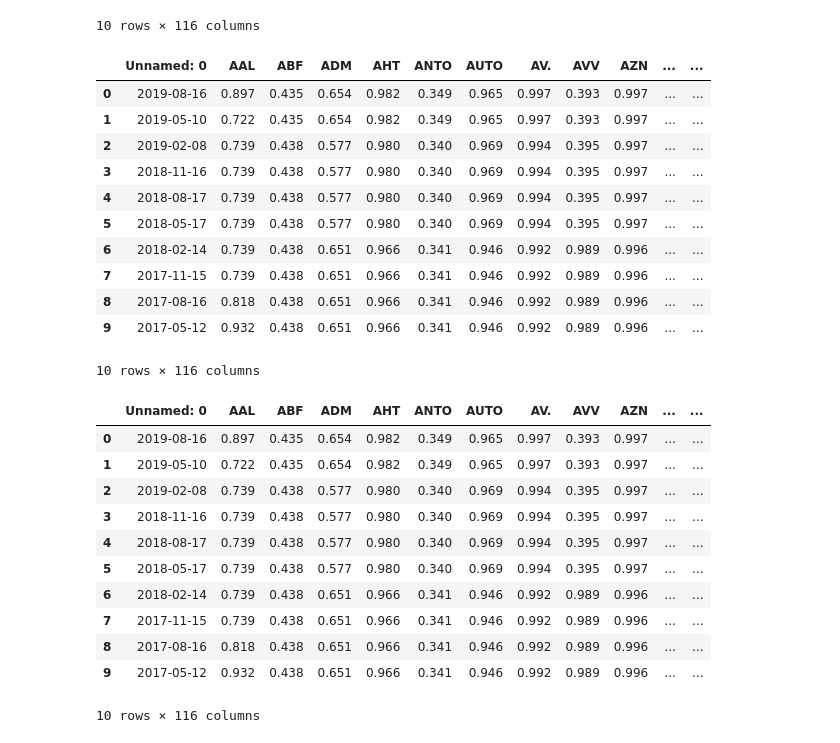
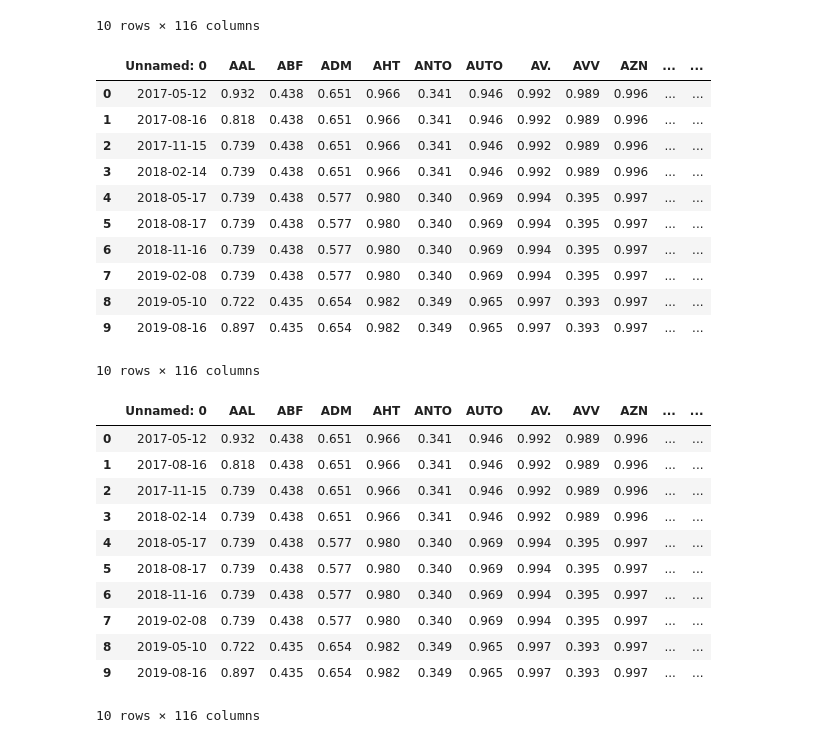
Before and after one commit to wmow/bloombergMDM, a Jupyter notebook: buffers.ipynb, the cells around one changed output. Drawn from its saved outputs; the diff is of its cells as text; code cells hidden in the pictures.

```diff
--- a/buffers.ipynb
+++ b/buffers.ipynb
@@ -27,32 +27,32 @@ outShares.head(10)
 # %%
 for j in range(len(freeFloat.columns)-1):
     for i in range(len(freeFloat.iloc[:,j+1])-1):
         company = freeFloat.iloc[:,j+1].copy()
         company[i] = round(company[i],4)
         if i%4 != 3:
 
             if company[i+1]>0.15 and abs(company[i+1]-company[i])<0.03:
                 company[i+1]=company[i]
             elif company[i+1]<0.15 and abs(company[i+1]-company[i])<0.01:
                 company[i+1]=company[i]
             freeFloat.iloc[:,j+1] = company
 
 
-freeFloat = freeFloat.iloc[::-1]
+#freeFloat = freeFloat.iloc[::-1]
 freeFloat = freeFloat.reset_index(drop=True)
 freeFloat.head(10)
 # %% [output]
 |  | Unnamed: 0 | AAL | ABF | ADM | AHT | ANTO | AUTO | AV. | AVV | AZN | ... | ... |
-| 0 | 2019-08-16 | 0.897 | 0.435 | 0.654 | 0.982 | 0.349 | 0.965 | 0.997 | 0.393 | 0.997 | ... | ... |
-| 1 | 2019-05-10 | 0.722 | 0.435 | 0.654 | 0.982 | 0.349 | 0.965 | 0.997 | 0.393 | 0.997 | ... | ... |
-| 2 | 2019-02-08 | 0.739 | 0.438 | 0.577 | 0.980 | 0.340 | 0.969 | 0.994 | 0.395 | 0.997 | ... | ... |
-| 3 | 2018-11-16 | 0.739 | 0.438 | 0.577 | 0.980 | 0.340 | 0.969 | 0.994 | 0.395 | 0.997 | ... | ... |
-| 4 | 2018-08-17 | 0.739 | 0.438 | 0.577 | 0.980 | 0.340 | 0.969 | 0.994 | 0.395 | 0.997 | ... | ... |
-| 5 | 2018-05-17 | 0.739 | 0.438 | 0.577 | 0.980 | 0.340 | 0.969 | 0.994 | 0.395 | 0.997 | ... | ... |
-| 6 | 2018-02-14 | 0.739 | 0.438 | 0.651 | 0.966 | 0.341 | 0.946 | 0.992 | 0.989 | 0.996 | ... | ... |
-| 7 | 2017-11-15 | 0.739 | 0.438 | 0.651 | 0.966 | 0.341 | 0.946 | 0.992 | 0.989 | 0.996 | ... | ... |
-| 8 | 2017-08-16 | 0.818 | 0.438 | 0.651 | 0.966 | 0.341 | 0.946 | 0.992 | 0.989 | 0.996 | ... | ... |
-| 9 | 2017-05-12 | 0.932 | 0.438 | 0.651 | 0.966 | 0.341 | 0.946 | 0.992 | 0.989 | 0.996 | ... | ... |
+| 0 | 2017-05-12 | 0.932 | 0.438 | 0.651 | 0.966 | 0.341 | 0.946 | 0.992 | 0.989 | 0.996 | ... | ... |
+| 1 | 2017-08-16 | 0.818 | 0.438 | 0.651 | 0.966 | 0.341 | 0.946 | 0.992 | 0.989 | 0.996 | ... | ... |
+| 2 | 2017-11-15 | 0.739 | 0.438 | 0.651 | 0.966 | 0.341 | 0.946 | 0.992 | 0.989 | 0.996 | ... | ... |
+| 3 | 2018-02-14 | 0.739 | 0.438 | 0.651 | 0.966 | 0.341 | 0.946 | 0.992 | 0.989 | 0.996 | ... | ... |
+| 4 | 2018-05-17 | 0.739 | 0.438 | 0.577 | 0.980 | 0.340 | 0.969 | 0.994 | 0.395 | 0.997 | ... | ... |
+| 5 | 2018-08-17 | 0.739 | 0.438 | 0.577 | 0.980 | 0.340 | 0.969 | 0.994 | 0.395 | 0.997 | ... | ... |
+| 6 | 2018-11-16 | 0.739 | 0.438 | 0.577 | 0.980 | 0.340 | 0.969 | 0.994 | 0.395 | 0.997 | ... | ... |
+| 7 | 2019-02-08 | 0.739 | 0.438 | 0.577 | 0.980 | 0.340 | 0.969 | 0.994 | 0.395 | 0.997 | ... | ... |
+| 8 | 2019-05-10 | 0.722 | 0.435 | 0.654 | 0.982 | 0.349 | 0.965 | 0.997 | 0.393 | 0.997 | ... | ... |
+| 9 | 2019-08-16 | 0.897 | 0.435 | 0.654 | 0.982 | 0.349 | 0.965 | 0.997 | 0.393 | 0.997 | ... | ... |
 10 rows × 116 columns
 # %%
 for j in range(len(outShares.columns)-1):
@@ -63,21 +63,21 @@ for j in range(len(outShares.columns)-1):
                 if (abs(company[i+1]-company[i]))/company[i]<0.01:
                     company[i+1]=company[i]
             outShares.iloc[:,j+1] = company
-outShares = outShares.iloc[::-1]
+#outShares = outShares.iloc[::-1]
 outShares = outShares.reset_index(drop=True)
 freeFloat.head(10)
 # %% [output]
 |  | Unnamed: 0 | AAL | ABF | ADM | AHT | ANTO | AUTO | AV. | AVV | AZN | ... | ... |
-| 0 | 2019-08-16 | 0.897 | 0.435 | 0.654 | 0.982 | 0.349 | 0.965 | 0.997 | 0.393 | 0.997 | ... | ... |
-| 1 | 2019-05-10 | 0.722 | 0.435 | 0.654 | 0.982 | 0.349 | 0.965 | 0.997 | 0.393 | 0.997 | ... | ... |
-| 2 | 2019-02-08 | 0.739 | 0.438 | 0.577 | 0.980 | 0.340 | 0.969 | 0.994 | 0.395 | 0.997 | ... | ... |
-| 3 | 2018-11-16 | 0.739 | 0.438 | 0.577 | 0.980 | 0.340 | 0.969 | 0.994 | 0.395 | 0.997 | ... | ... |
-| 4 | 2018-08-17 | 0.739 | 0.438 | 0.577 | 0.980 | 0.340 | 0.969 | 0.994 | 0.395 | 0.997 | ... | ... |
-| 5 | 2018-05-17 | 0.739 | 0.438 | 0.577 | 0.980 | 0.340 | 0.969 | 0.994 | 0.395 | 0.997 | ... | ... |
-| 6 | 2018-02-14 | 0.739 | 0.438 | 0.651 | 0.966 | 0.341 | 0.946 | 0.992 | 0.989 | 0.996 | ... | ... |
-| 7 | 2017-11-15 | 0.739 | 0.438 | 0.651 | 0.966 | 0.341 | 0.946 | 0.992 | 0.989 | 0.996 | ... | ... |
-| 8 | 2017-08-16 | 0.818 | 0.438 | 0.651 | 0.966 | 0.341 | 0.946 | 0.992 | 0.989 | 0.996 | ... | ... |
-| 9 | 2017-05-12 | 0.932 | 0.438 | 0.651 | 0.966 | 0.341 | 0.946 | 0.992 | 0.989 | 0.996 | ... | ... |
+| 0 | 2017-05-12 | 0.932 | 0.438 | 0.651 | 0.966 | 0.341 | 0.946 | 0.992 | 0.989 | 0.996 | ... | ... |
+| 1 | 2017-08-16 | 0.818 | 0.438 | 0.651 | 0.966 | 0.341 | 0.946 | 0.992 | 0.989 | 0.996 | ... | ... |
+| 2 | 2017-11-15 | 0.739 | 0.438 | 0.651 | 0.966 | 0.341 | 0.946 | 0.992 | 0.989 | 0.996 | ... | ... |
+| 3 | 2018-02-14 | 0.739 | 0.438 | 0.651 | 0.966 | 0.341 | 0.946 | 0.992 | 0.989 | 0.996 | ... | ... |
+| 4 | 2018-05-17 | 0.739 | 0.438 | 0.577 | 0.980 | 0.340 | 0.969 | 0.994 | 0.395 | 0.997 | ... | ... |
+| 5 | 2018-08-17 | 0.739 | 0.438 | 0.577 | 0.980 | 0.340 | 0.969 | 0.994 | 0.395 | 0.997 | ... | ... |
+| 6 | 2018-11-16 | 0.739 | 0.438 | 0.577 | 0.980 | 0.340 | 0.969 | 0.994 | 0.395 | 0.997 | ... | ... |
+| 7 | 2019-02-08 | 0.739 | 0.438 | 0.577 | 0.980 | 0.340 | 0.969 | 0.994 | 0.395 | 0.997 | ... | ... |
+| 8 | 2019-05-10 | 0.722 | 0.435 | 0.654 | 0.982 | 0.349 | 0.965 | 0.997 | 0.393 | 0.997 | ... | ... |
+| 9 | 2019-08-16 | 0.897 | 0.435 | 0.654 | 0.982 | 0.349 | 0.965 | 0.997 | 0.393 | 0.997 | ... | ... |
 10 rows × 116 columns
 # %%
 freeFloat.to_csv('extraCompanyDataFinal/freeFloatBuffered.csv')
```
Also changed, not shown: 57 other files.
